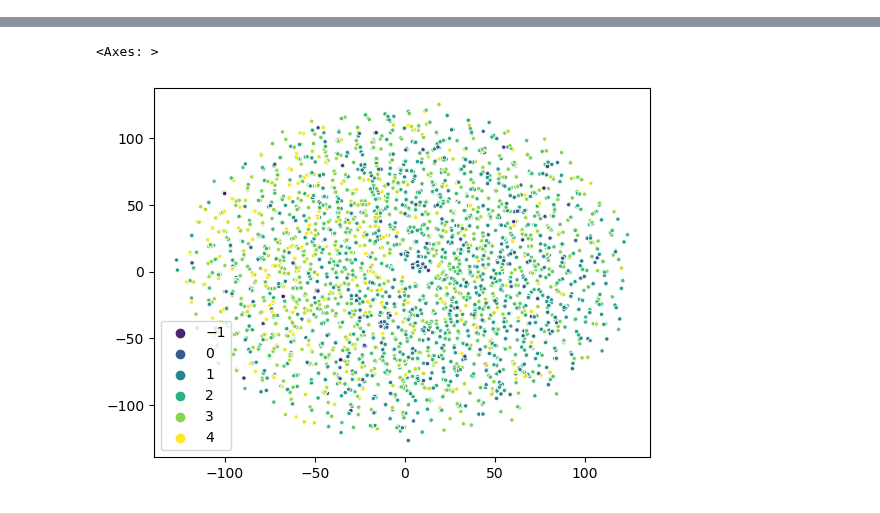
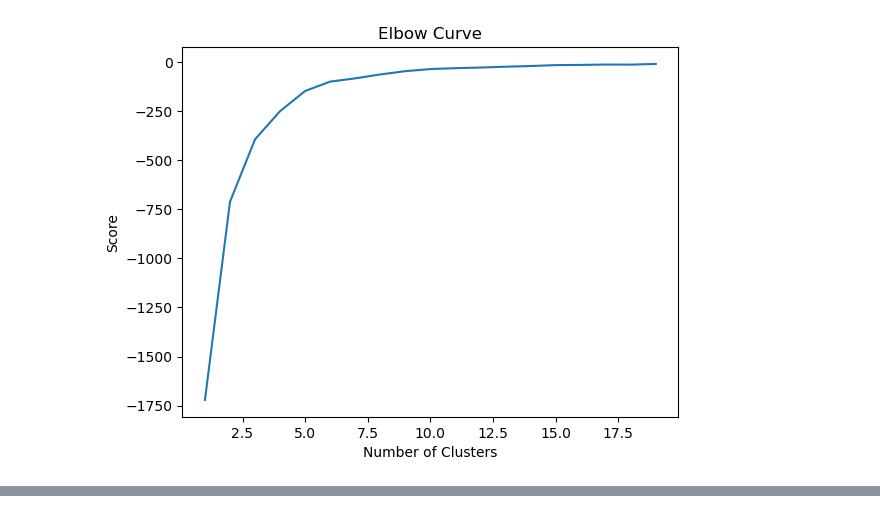
Before and after one commit to asiomchen/mldd23_project1, a Jupyter notebook: project.ipynb, the cells around one changed output, grey strips where cells are left out. Drawn from its saved outputs; the diff is of its cells as text; code cells hidden in the pictures.

Commit message:
Add clustering

```diff
--- a/project.ipynb
+++ b/project.ipynb
@@ -63,8 +65,10 @@ train = tensor_ds
 
 train_dataloader = DataLoader(train, batch_size=64, shuffle=True)
 # %%
+# Autoencoder class definition
+
 fp_len = featurizer.fp_len # Klek=4860, MACCS=166, Sub=307
-code_len = 8 # 1 to 15
+code_len = 8 # latent space size
 
 class Autoencoder(nn.Module):
 
@@ -97,10 +101,18 @@ class Autoencoder(nn.Module):
         encoded = self.encoder(x)
         decoded = self.decoder(encoded)
         return encoded, decoded
+
+    def encode(self, x):
+        encoded = self.encoder(x)
+        return encoded
+
+    def decode(self, latent_x):
+        decoded = self.decoder(latent_x)
+        return decoded
 # %%
 def train(train_dataloader):
 
-    epochs = 30
+    epochs = 50
 
     model = Autoencoder(fp_len, code_len)
     criterion = nn.BCELoss()
@@ -120,4 +132,9 @@ def train(train_dataloader):
 # train
 
 model = train(train_dataloader)
+
+# encode
+
+encoded, recon = model(fp_train)
+encoded = encoded.detach().numpy()
 # %% [output]
@@ -141,22 +158,40 @@ Epoch: 30, Loss: 0.06084385661812962
 # %%
-# encode
+from sklearn import cluster
+from sklearn import metrics
+from sklearn.model_selection import train_test_split
+from sklearn.inspection import DecisionBoundaryDisplay
+import matplotlib.pyplot as plt
 
-encoded, recon = model(X_train)
+# Filtering df for active compounds only
 
-from sklearn.manifold import TSNE
-from sklearn import datasets
-import matplotlib.pyplot as plt
-import seaborn as sns
+activity = (ki_train < 10)
+activity = np.array(activity)
+encoded_df = pd.DataFrame(encoded)
+encoded_df['Activity'] = activity
+active_df = encoded_df.loc[encoded_df['Activity'] == True]
+active_df = active_df.drop(columns='Activity')
 
-encoded = encoded.detach().numpy()
-encoded = np.transpose(encoded)
+# Choosing optimal number of clusters
 
-encoded_df = pd.DataFrame()
-for i in range(8):
-    encoded_df[f'{i+1}'] = encoded[i]
+Nc = range(1, 20)
+kmeans = [cluster.KMeans(n_clusters=i, n_init='auto') for i in Nc]
+score = [kmeans[i].fit(active_df).score(active_df) for i in range(len(kmeans))]
+plt.plot(Nc,score)
+plt.xlabel('Number of Clusters')
+plt.ylabel('Score')
+plt.title('Elbow Curve')
+plt.show()
 
-log10_Ki = np.log10(y_train)
-X_tsne = TSNE(perplexity=5, verbose=3, learning_rate=100).fit_transform(encoded_df)
+# Clustering active compounds in 8-dimensional latent space
 
-sns.scatterplot(x=X_tsne[:, 0], y=X_tsne[:, 1], marker=".", hue=(log10_Ki), palette='viridis')
+clu = cluster.KMeans(n_clusters=8, init='k-means++', n_init='auto', max_iter=1000,
+        tol=0.001, random_state=42, copy_x=True, algorithm='lloyd')
+clu.fit(active_df)
+
+pred = clu.predict(active_df)
+pred = np.array(pred)
+
+score = metrics.silhouette_score(active_df, pred)
+print("Silhouette score:", score)
 # %% [output]
+[figure, new version]
@@ -180,2 +198,0 @@ sns.scatterplot(x=X_tsne[:, 0], y=X_tsne[:, 1], marker=".", hue=(log10_Ki), pale
-<Axes: >
-[figure, old version]
```
Also changed, not shown: parts of 8 cells of this notebook.
